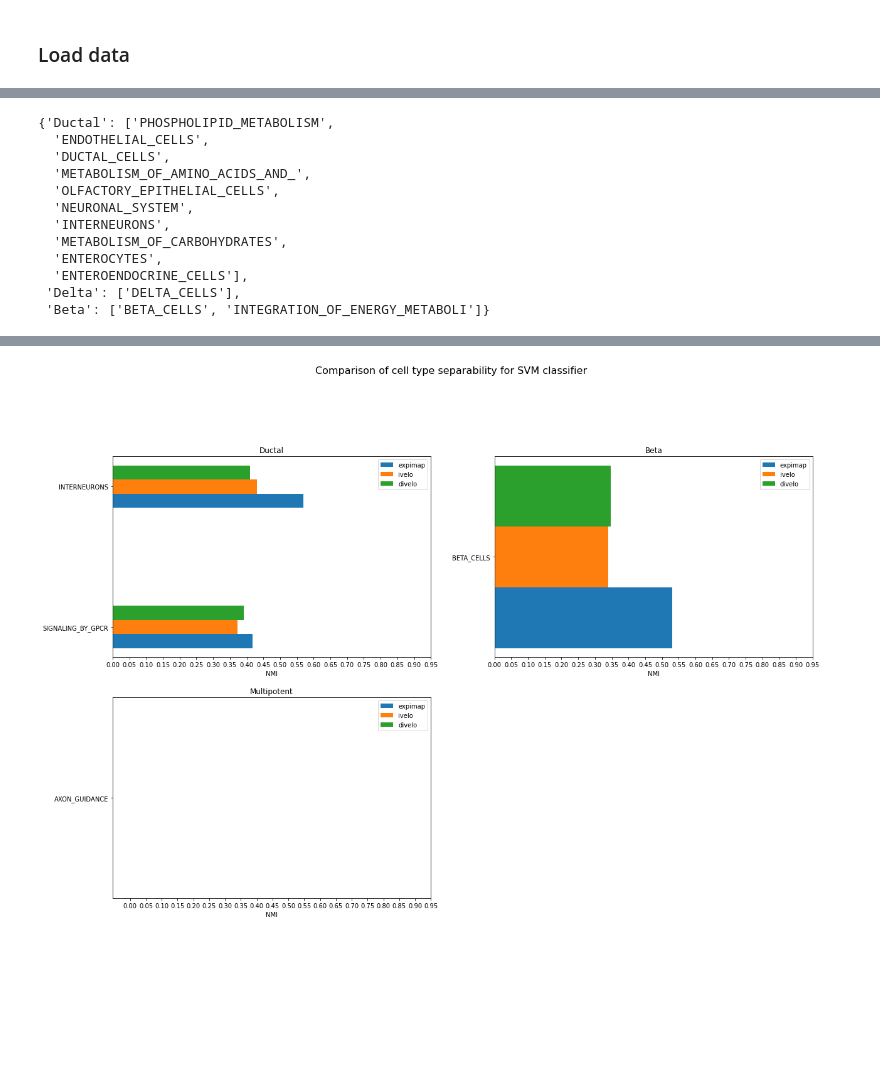
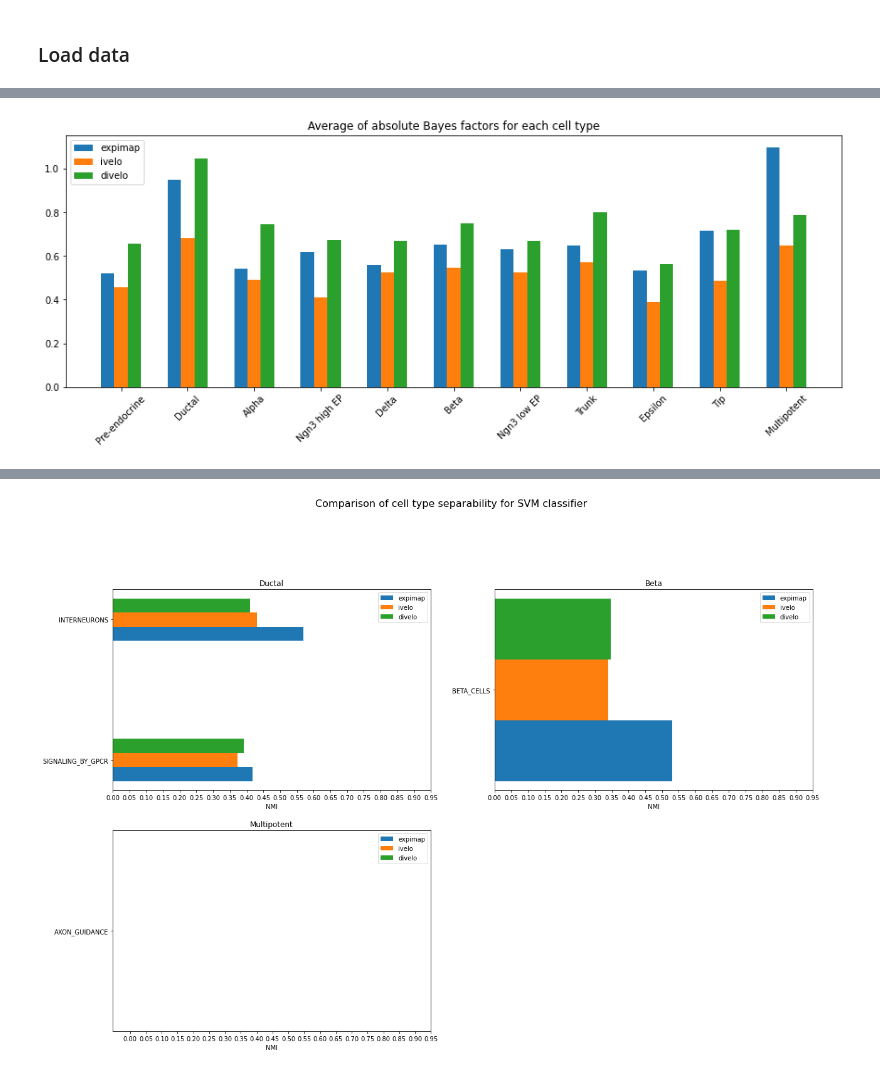
Before and after one commit to chelseabright96/velo_interpret, a Jupyter notebook: velovi/comparison.ipynb, the cells around one changed output, grey strips where cells are left out. Saved outputs shown, nothing was run; the diff lists cells and outputs as text; code cells hidden in the pictures; blank space fills up the shorter version.

```diff
--- a/velovi/comparison.ipynb
+++ b/velovi/comparison.ipynb
@@ -48,15 +81,23 @@ for ct in expimap.keys():
-# %%
-shared_GPs
-# %% [output]
-{'Ductal': ['PHOSPHOLIPID_METABOLISM',
-  'ENDOTHELIAL_CELLS',
-  'DUCTAL_CELLS',
-  'METABOLISM_OF_AMINO_ACIDS_AND_',
-  'OLFACTORY_EPITHELIAL_CELLS',
-  'NEURONAL_SYSTEM',
-  'INTERNEURONS',
-  'METABOLISM_OF_CARBOHYDRATES',
-  'ENTEROCYTES',
-  'ENTEROENDOCRINE_CELLS'],
- 'Delta': ['DELTA_CELLS'],
- 'Beta': ['BETA_CELLS', 'INTEGRATION_OF_ENERGY_METABOLI']}
+# %%
+#plot no of sig GPs per cell
+
+#expimap
+cell_types=list(expimap.keys())
+distr_divelo=[sum(abs(divelo[ct]["bf_scores"]))/len(divelo[ct]["bf_scores"]) for ct in cell_types]
+distr_ivelo=[sum(abs(ivelo[ct]["bf_scores"]))/len(ivelo[ct]["bf_scores"]) for ct in cell_types]
+distr_expimap=[sum(abs(expimap[ct]["bf_scores"]))/len(expimap[ct]["bf_scores"]) for ct in cell_types]
+
+X_axis = np.arange(len(cell_types))
+
+plt.figure(figsize=(15, 5))
+plt.xticks(X_axis, cell_types, rotation = 45)
+
+#add comparison of mult models
+plt.title("Average of absolute Bayes factors for each cell type")
+plt.bar(X_axis - 0.2, distr_expimap, 0.2, label = 'expimap')
+plt.bar(X_axis, distr_ivelo, 0.2, label = 'ivelo')
+plt.bar(X_axis + 0.2, distr_divelo, 0.2, label = 'divelo')
+plt.legend()
+plt.savefig("figures/GP_comparison/distr_bf")
+# %% [output]
+[figure, added]
```
Also changed, not shown: parts of 14 cells of this notebook, 22 other files.
